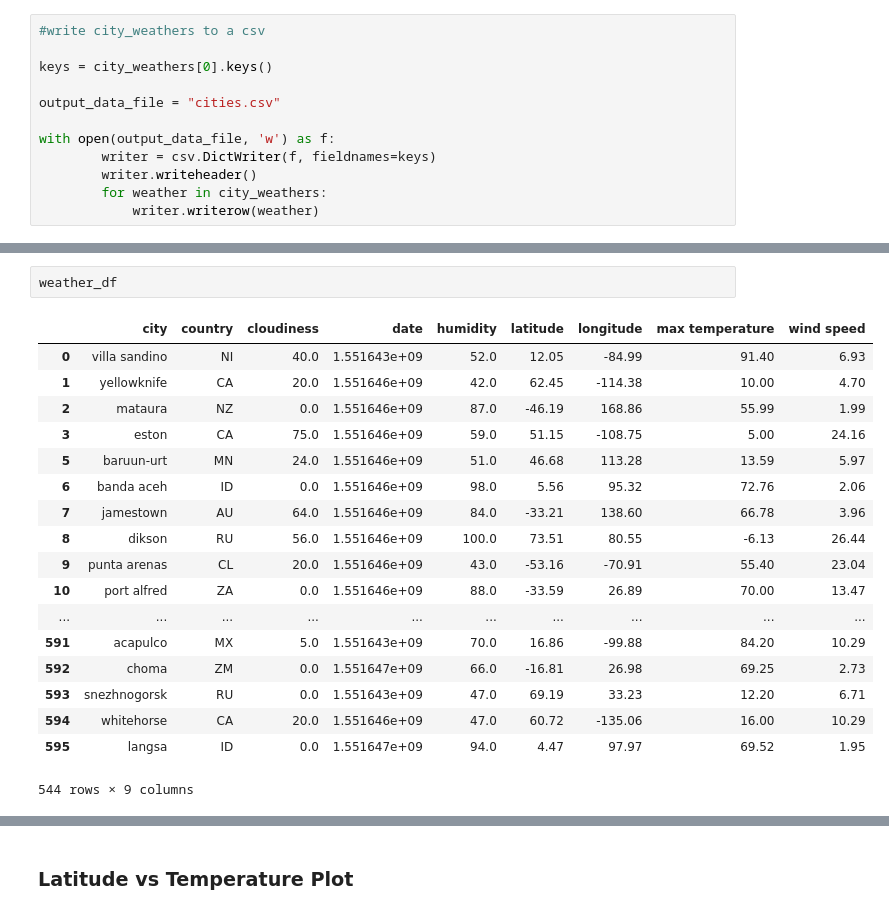
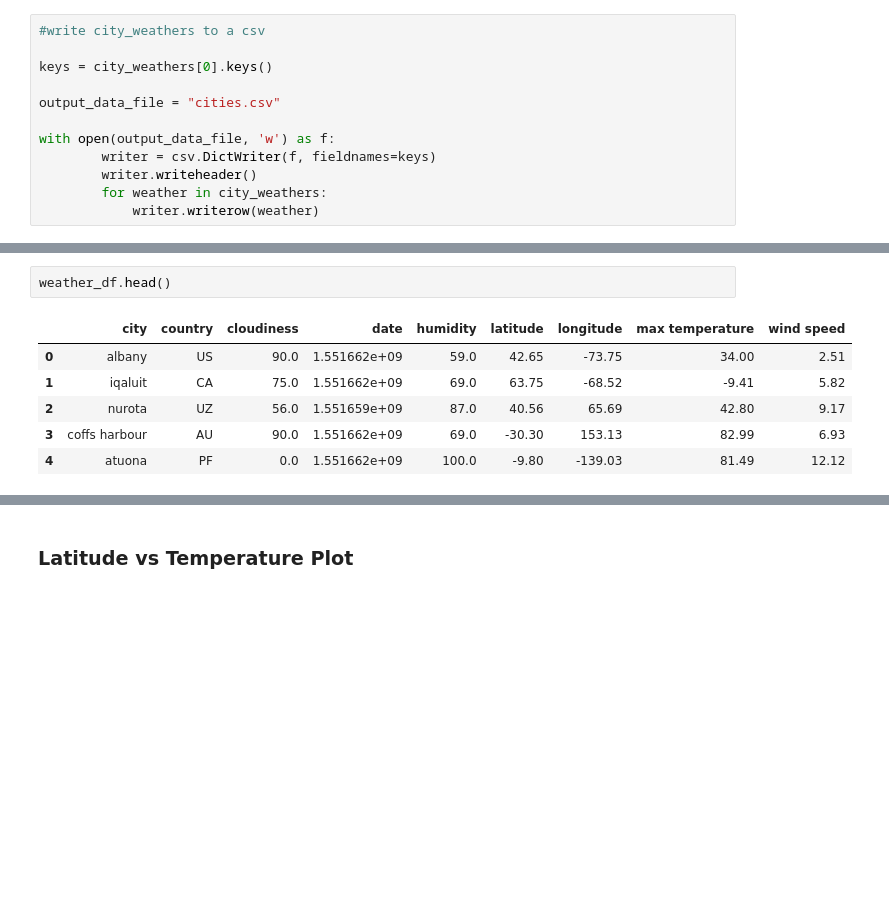
Before and after one commit to AshleyMcGee/api_homework, a Jupyter notebook: weatherpy_homework.ipynb, the cells around one changed output, grey strips where cells are left out. Cells and saved outputs as stored; diff of their text form; blank space fills up the shorter version.

```diff
--- a/weatherpy_homework.ipynb
+++ b/weatherpy_homework.ipynb
@@ -149,22 +161,10 @@ wind speed         544
 dtype: int64
 # %%
-weather_df
+weather_df.head()
 # %% [output]
 |  | city | country | cloudiness | date | humidity | latitude | longitude | max temperature | wind speed |
-| 0 | villa sandino | NI | 40.0 | 1.551643e+09 | 52.0 | 12.05 | -84.99 | 91.40 | 6.93 |
-| 1 | yellowknife | CA | 20.0 | 1.551646e+09 | 42.0 | 62.45 | -114.38 | 10.00 | 4.70 |
-| 2 | mataura | NZ | 0.0 | 1.551646e+09 | 87.0 | -46.19 | 168.86 | 55.99 | 1.99 |
-| 3 | eston | CA | 75.0 | 1.551646e+09 | 59.0 | 51.15 | -108.75 | 5.00 | 24.16 |
-| 5 | baruun-urt | MN | 24.0 | 1.551646e+09 | 51.0 | 46.68 | 113.28 | 13.59 | 5.97 |
-| 6 | banda aceh | ID | 0.0 | 1.551646e+09 | 98.0 | 5.56 | 95.32 | 72.76 | 2.06 |
-| 7 | jamestown | AU | 64.0 | 1.551646e+09 | 84.0 | -33.21 | 138.60 | 66.78 | 3.96 |
-| 8 | dikson | RU | 56.0 | 1.551646e+09 | 100.0 | 73.51 | 80.55 | -6.13 | 26.44 |
-| 9 | punta arenas | CL | 20.0 | 1.551646e+09 | 43.0 | -53.16 | -70.91 | 55.40 | 23.04 |
-| 10 | port alfred | ZA | 0.0 | 1.551646e+09 | 88.0 | -33.59 | 26.89 | 70.00 | 13.47 |
-| ... | ... | ... | ... | ... | ... | ... | ... | ... | ... |
-| 591 | acapulco | MX | 5.0 | 1.551643e+09 | 70.0 | 16.86 | -99.88 | 84.20 | 10.29 |
-| 592 | choma | ZM | 0.0 | 1.551647e+09 | 66.0 | -16.81 | 26.98 | 69.25 | 2.73 |
-| 593 | snezhnogorsk | RU | 0.0 | 1.551643e+09 | 47.0 | 69.19 | 33.23 | 12.20 | 6.71 |
-| 594 | whitehorse | CA | 20.0 | 1.551646e+09 | 47.0 | 60.72 | -135.06 | 16.00 | 10.29 |
-| 595 | langsa | ID | 0.0 | 1.551647e+09 | 94.0 | 4.47 | 97.97 | 69.52 | 1.95 |
+| 0 | albany | US | 90.0 | 1.551662e+09 | 59.0 | 42.65 | -73.75 | 34.00 | 2.51 |
+| 1 | iqaluit | CA | 75.0 | 1.551662e+09 | 69.0 | 63.75 | -68.52 | -9.41 | 5.82 |
+| 2 | nurota | UZ | 56.0 | 1.551659e+09 | 87.0 | 40.56 | 65.69 | 42.80 | 9.17 |
+| 3 | coffs harbour | AU | 90.0 | 1.551662e+09 | 69.0 | -30.30 | 153.13 | 82.99 | 6.93 |
+| 4 | atuona | PF | 0.0 | 1.551662e+09 | 100.0 | -9.80 | -139.03 | 81.49 | 12.12 |
-544 rows × 9 columns
```
Also changed, not shown: parts of 17 cells of this notebook.
